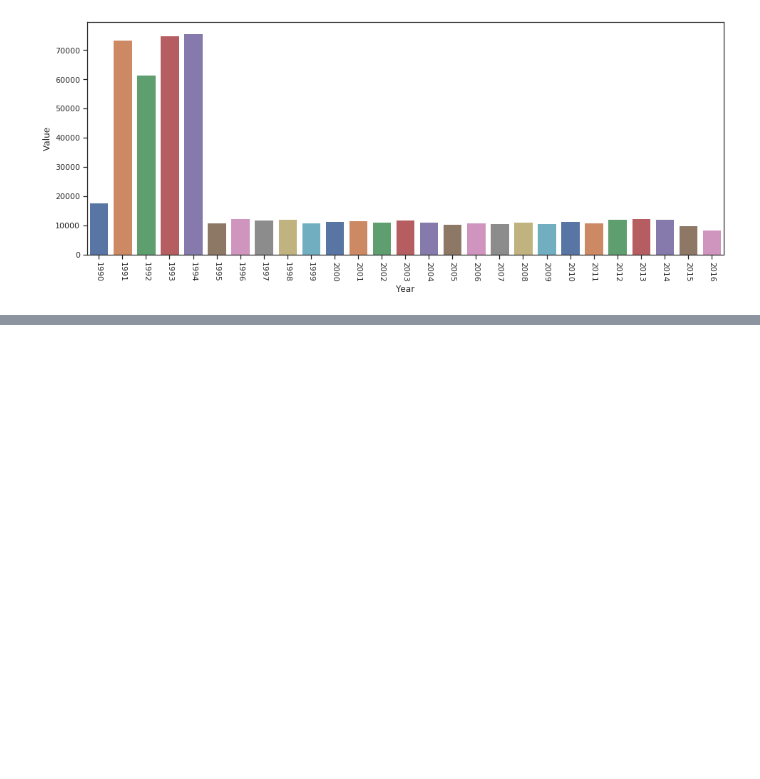
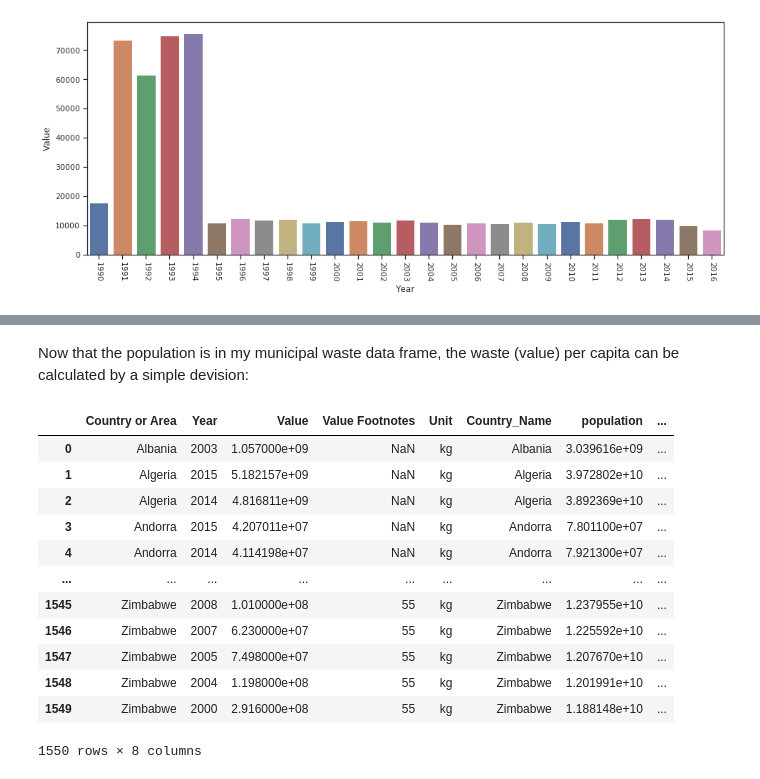
Before and after one commit to DJAxel/ads-b-challenge, a Jupyter notebook: notebooks/UNdata_Total_amount_of_municipal_waste_collected_worldwide_1990-2016.ipynb, the cells around one changed output, grey strips where cells are left out. Saved outputs shown, nothing was run; the diff lists cells and outputs as text; code cells hidden in the pictures; blank space fills up the shorter version.

```diff
--- a/notebooks/UNdata_Total_amount_of_municipal_waste_collected_worldwide_1990-2016.ipynb
+++ b/notebooks/UNdata_Total_amount_of_municipal_waste_collected_worldwide_1990-2016.ipynb
@@ -49,0 +59,7 @@ For a moment I thought that I could solve this by just leaving these four years
+# %%
+columns = list(wp)
+columns = columns[columns.index('y1990'):columns.index('y2016')+1] # List of all columns we need: 1990 - 2016
+wp_melted = pd.melt(wp, id_vars=['Country_Name'], value_vars=columns, var_name='Year', value_name='population') #unpivot (melt) wp
+wp_melted['Year'] = wp_melted['Year'].str[1:] # Remove y prefix from years
+wp_melted['Year'] = pd.to_numeric(wp_melted['Year']) # convert Year to Int64
+wp_melted #preview wp_melted
@@ -49,0 +82,3 @@ For a moment I thought that I could solve this by just leaving these four years
+# %%
+wp_melted['population'] = wp_melted['population'] * 1000
+wp_melted
@@ -49,0 +129,19 @@ For a moment I thought that I could solve this by just leaving these four years
+# %% [markdown]
+Now that the population is in my municipal waste data frame, the waste (value) per capita can be calculated by a simple devision:
+# %%
+df_pop['value_per_capita'] = df_pop['Value'] / df_pop['population']
+df_pop
+# %% [output]
+|  | Country or Area | Year | Value | Value Footnotes | Unit | Country_Name | population | ... |
+| 0 | Albania | 2003 | 1.057000e+09 | NaN | kg | Albania | 3.039616e+09 | ... |
+| 1 | Algeria | 2015 | 5.182157e+09 | NaN | kg | Algeria | 3.972802e+10 | ... |
+| 2 | Algeria | 2014 | 4.816811e+09 | NaN | kg | Algeria | 3.892369e+10 | ... |
+| 3 | Andorra | 2015 | 4.207011e+07 | NaN | kg | Andorra | 7.801100e+07 | ... |
+| 4 | Andorra | 2014 | 4.114198e+07 | NaN | kg | Andorra | 7.921300e+07 | ... |
+| ... | ... | ... | ... | ... | ... | ... | ... | ... |
+| 1545 | Zimbabwe | 2008 | 1.010000e+08 | 55 | kg | Zimbabwe | 1.237955e+10 | ... |
+| 1546 | Zimbabwe | 2007 | 6.230000e+07 | 55 | kg | Zimbabwe | 1.225592e+10 | ... |
+| 1547 | Zimbabwe | 2005 | 7.498000e+07 | 55 | kg | Zimbabwe | 1.207670e+10 | ... |
+| 1548 | Zimbabwe | 2004 | 1.198000e+08 | 55 | kg | Zimbabwe | 1.201991e+10 | ... |
+| 1549 | Zimbabwe | 2000 | 2.916000e+08 | 55 | kg | Zimbabwe | 1.188148e+10 | ... |
+1550 rows × 8 columns
```
Also changed, not shown: parts of 14 cells of this notebook, 1 other file.
